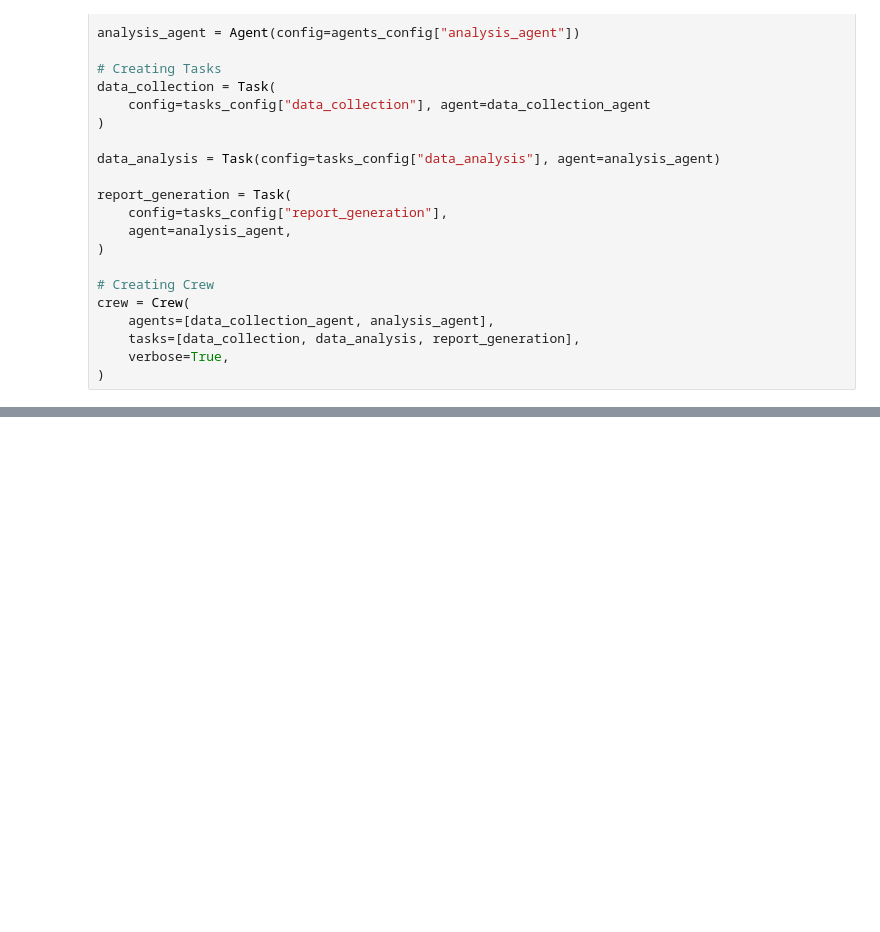
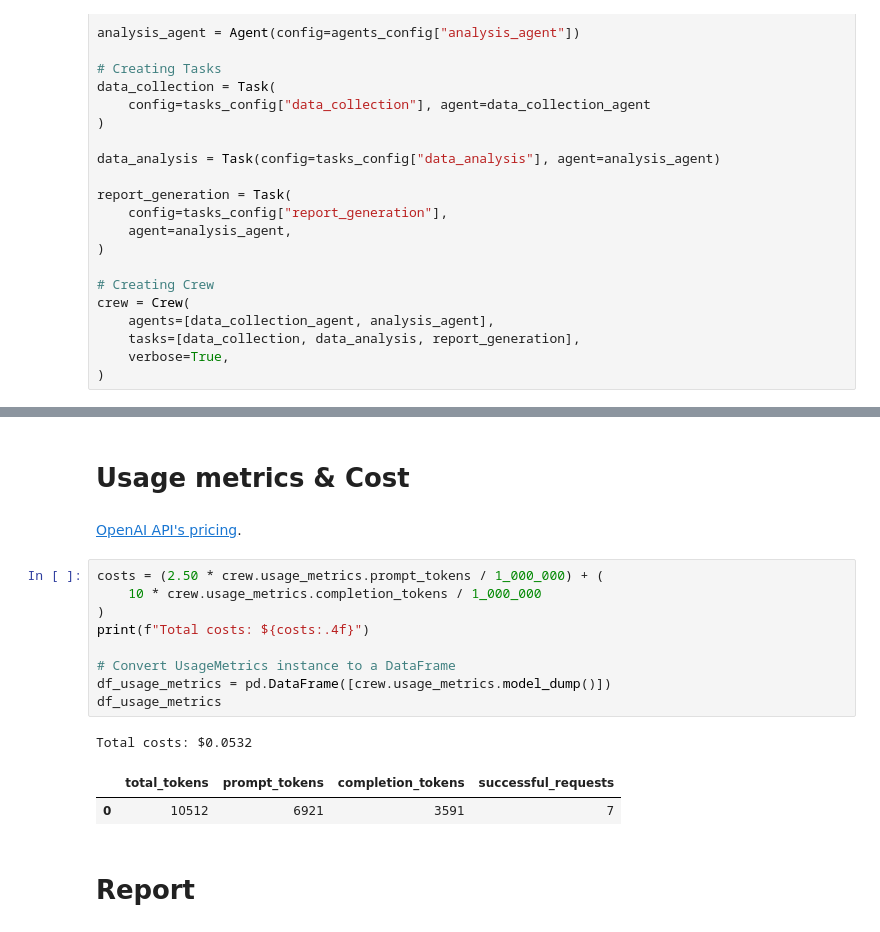
Before and after one commit to DesmondChoy/crewai-advanced-use-cases, a Jupyter notebook: L2_project_progress_report.ipynb, the cells around one changed output, grey strips where cells are left out. Drawn from its saved outputs; the diff is of its cells as text; blank space fills up the shorter version.

```diff
--- a/L2_project_progress_report.ipynb
+++ b/L2_project_progress_report.ipynb
@@ -234,0 +261,19 @@ crew = Crew(
+# %% [markdown]
+# Usage metrics & Cost
+# %% [markdown]
+[OpenAI API's pricing](https://openai.com/api/pricing/).
+# %%
+costs = (2.50 * crew.usage_metrics.prompt_tokens / 1_000_000) + (
+    10 * crew.usage_metrics.completion_tokens / 1_000_000
+)
+print(f"Total costs: ${costs:.4f}")
+
+# Convert UsageMetrics instance to a DataFrame
+df_usage_metrics = pd.DataFrame([crew.usage_metrics.model_dump()])
+df_usage_metrics
+# %% [output]
+Total costs: $0.0532
+|  | total_tokens | prompt_tokens | completion_tokens | successful_requests |
+| 0 | 10512 | 6921 | 3591 | 7 |
+# %% [markdown]
+# Report
```
Also changed, not shown: parts of 5 cells of this notebook.
